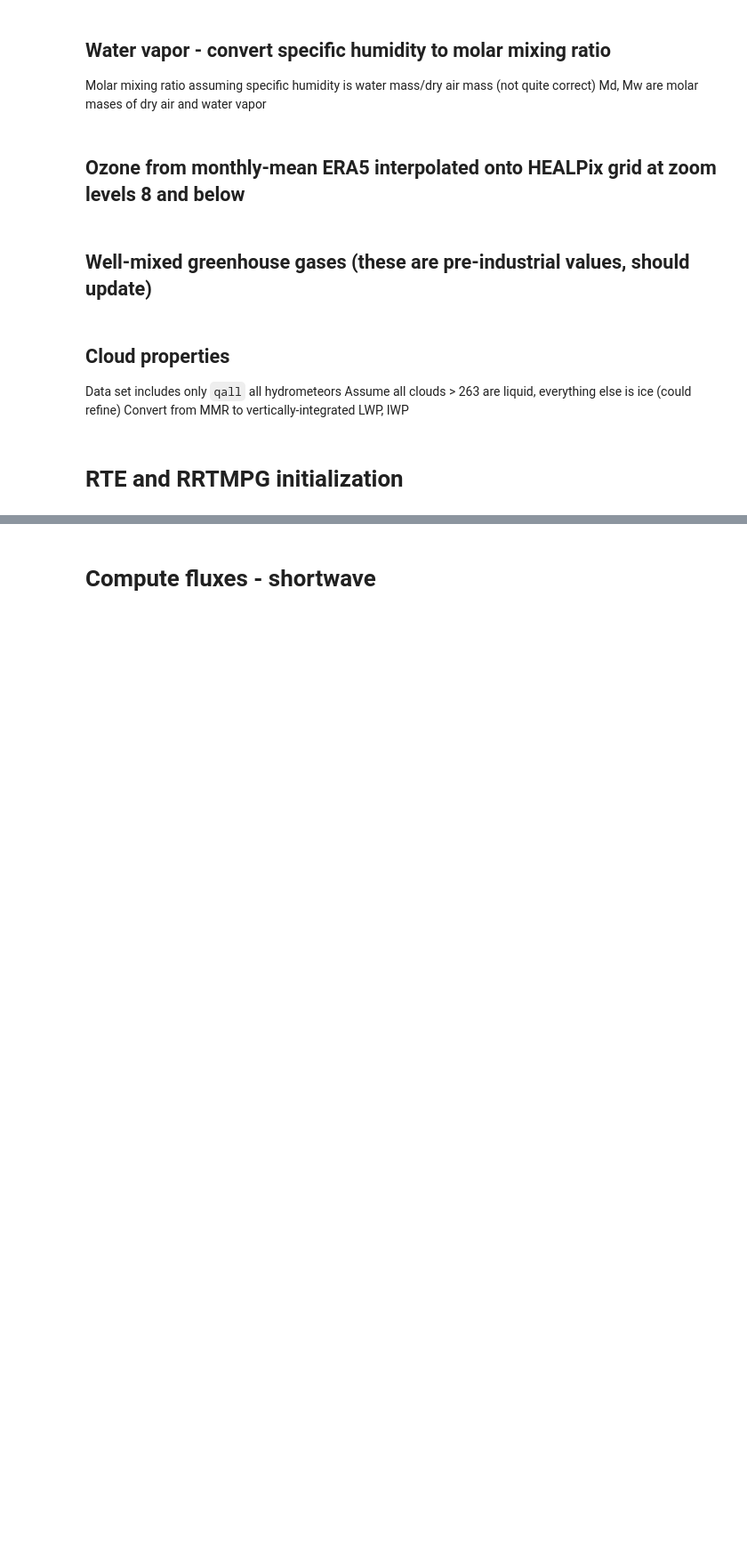
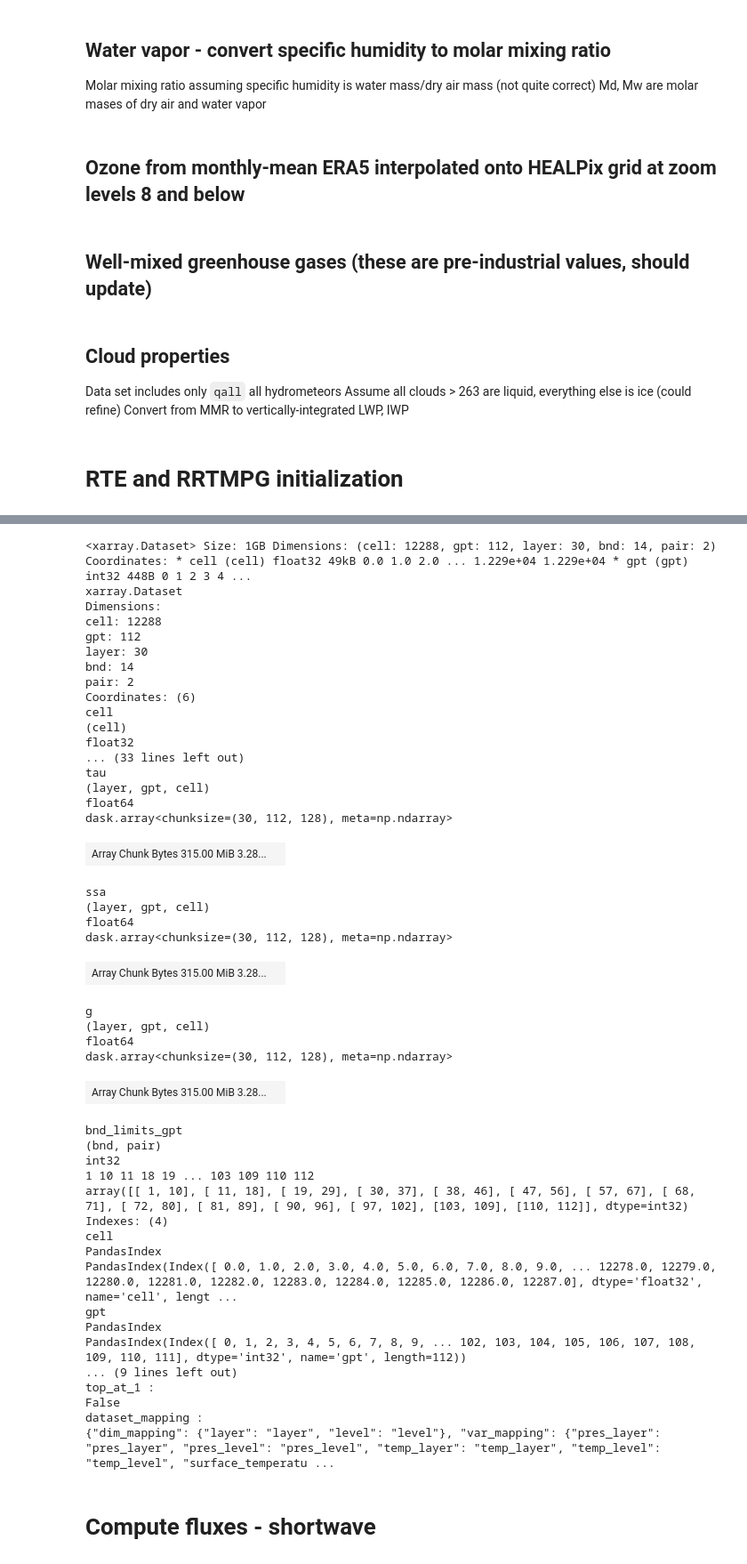
Before and after one commit to earth-system-radiation/pyRTE-RRTMGP, a Jupyter notebook: examples/dyamond3-example/pyRTE-scaling.ipynb, the cells around one changed output, grey strips where cells are left out. Shown at 89% size. Saved outputs shown, nothing was run; the diff lists cells and outputs as text; code cells hidden in the pictures; blank space fills up the shorter version.

Commit message:
Gas optics working with workarounds

```diff
--- a/examples/dyamond3-example/pyRTE-scaling.ipynb
+++ b/examples/dyamond3-example/pyRTE-scaling.ipynb
@@ -104,6 +86,7 @@ data["h2o"] = data.hus * (Md/Mw)
 # %% [markdown]
 ## Ozone from monthly-mean ERA5 interpolated onto HEALPix grid at zoom levels 8 and below
 # %%
+Mo3 = .047998
 if zoom <= 8:
     data["o3"] = cat["ERA5"](zoom=zoom)\
         .to_dask()\
@@ -111,8 +94,9 @@ if zoom <= 8:
         .o3.interp(level=data.pressure)\
         .reset_coords(("lat", "lon", "level", "time"))\
         .drop_vars(("lat", "lon", "level", "time"))\
-        .o3
+        .o3 * (Md/Mo3)
 
+data.o3.attrs['units'] = "1"
 # This is actually a mass fraction; need to set to vmr
 # also need to change/delete units
 
@@ -160,6 +144,11 @@ gas_optics_sw = rrtmgp_gas_optics.load_gas_optics(
 )
 # %%
 # Will the gas optics work?
+
+# Workaround
+#    top_at_1 determination assumes 2D pressure arrays
+#    we add this array and drop the 1D pressure variable
+#    need to revise to use isel(layer=0)[0] and (layer=-1)[0]
 data["p2"] = data["pressure"].broadcast_like(data.ta)
 
 var_mapping = {"p2":"pres_layer",
@@ -167,11 +156,9 @@ var_mapping = {"p2":"pres_layer",
                "ta":"temp_layer",
                "ta_h":"temp_level"}
 
-gas_optics_sw.compute_gas_optics(
-                data.rename_dims({"pressure":"layer",
-                                  "pressure_h":"level"})\
-                    .rename(var_mapping).isel(time=6),
-                problem_type=OpticsProblemTypes.TWO_STREAM,
-                add_to_input=False,
-            )
+atmosphere = data.rename_dims({"pressure":"layer",
+                               "pressure_h":"level"})\
+                 .rename(var_mapping).isel(time=6).drop_vars(("pressure", "crs"))
+
+atmosphere
 # %% [output]
@@ -179,3 +200,56 @@ ValueError: could not convert string to float: 'kg kg**-1'
+# %%
+# Will the gas optics work?
+gas_optics_sw.compute_gas_optics(
+                atmosphere.chunk({"cell":128, "level":-1, "layer":-1}),
+                problem_type=OpticsProblemTypes.TWO_STREAM,
+                add_to_input=False,
+            )
+# %% [output]
+<xarray.Dataset> Size: 1GB Dimensions: (cell: 12288, gpt: 112, layer: 30, bnd: 14, pair: 2) Coordinates: * cell (cell) float32 49kB 0.0 1.0 2.0 ... 1.229e+04 1.229e+04 * gpt (gpt) int32 448B 0 1 2 3 4 ...
+xarray.Dataset
+Dimensions:
+cell: 12288
+gpt: 112
+layer: 30
+bnd: 14
+pair: 2
+Coordinates: (6)
+cell
+(cell)
+float32
+... (33 lines left out)
+tau
+(layer, gpt, cell)
+float64
+dask.array<chunksize=(30, 112, 128), meta=np.ndarray>
+| Array Chunk Bytes 315.00 MiB 3.28... |  |
+ssa
+(layer, gpt, cell)
+float64
+dask.array<chunksize=(30, 112, 128), meta=np.ndarray>
+| Array Chunk Bytes 315.00 MiB 3.28... |  |
+g
+(layer, gpt, cell)
+float64
+dask.array<chunksize=(30, 112, 128), meta=np.ndarray>
+| Array Chunk Bytes 315.00 MiB 3.28... |  |
+bnd_limits_gpt
+(bnd, pair)
+int32
+1 10 11 18 19 ... 103 109 110 112
+array([[ 1, 10], [ 11, 18], [ 19, 29], [ 30, 37], [ 38, 46], [ 47, 56], [ 57, 67], [ 68, 71], [ 72, 80], [ 81, 89], [ 90, 96], [ 97, 102], [103, 109], [110, 112]], dtype=int32)
+Indexes: (4)
+cell
+PandasIndex
+PandasIndex(Index([ 0.0, 1.0, 2.0, 3.0, 4.0, 5.0, 6.0, 7.0, 8.0, 9.0, ... 12278.0, 12279.0, 12280.0, 12281.0, 12282.0, 12283.0, 12284.0, 12285.0, 12286.0, 12287.0], dtype='float32', name='cell', lengt ...
+gpt
+PandasIndex
+PandasIndex(Index([ 0, 1, 2, 3, 4, 5, 6, 7, 8, 9, ... 102, 103, 104, 105, 106, 107, 108, 109, 110, 111], dtype='int32', name='gpt', length=112))
+... (9 lines left out)
+top_at_1 :
+False
+dataset_mapping :
+{"dim_mapping": {"layer": "layer", "level": "level"}, "var_mapping": {"pres_layer": "pres_layer", "pres_level": "pres_level", "temp_layer": "temp_layer", "temp_level": "temp_level", "surface_temperatu ...
 # %% [markdown]
 # Compute fluxes - shortwave
 # %%
```
Also changed, not shown: parts of 2 cells of this notebook, 1 other file.
